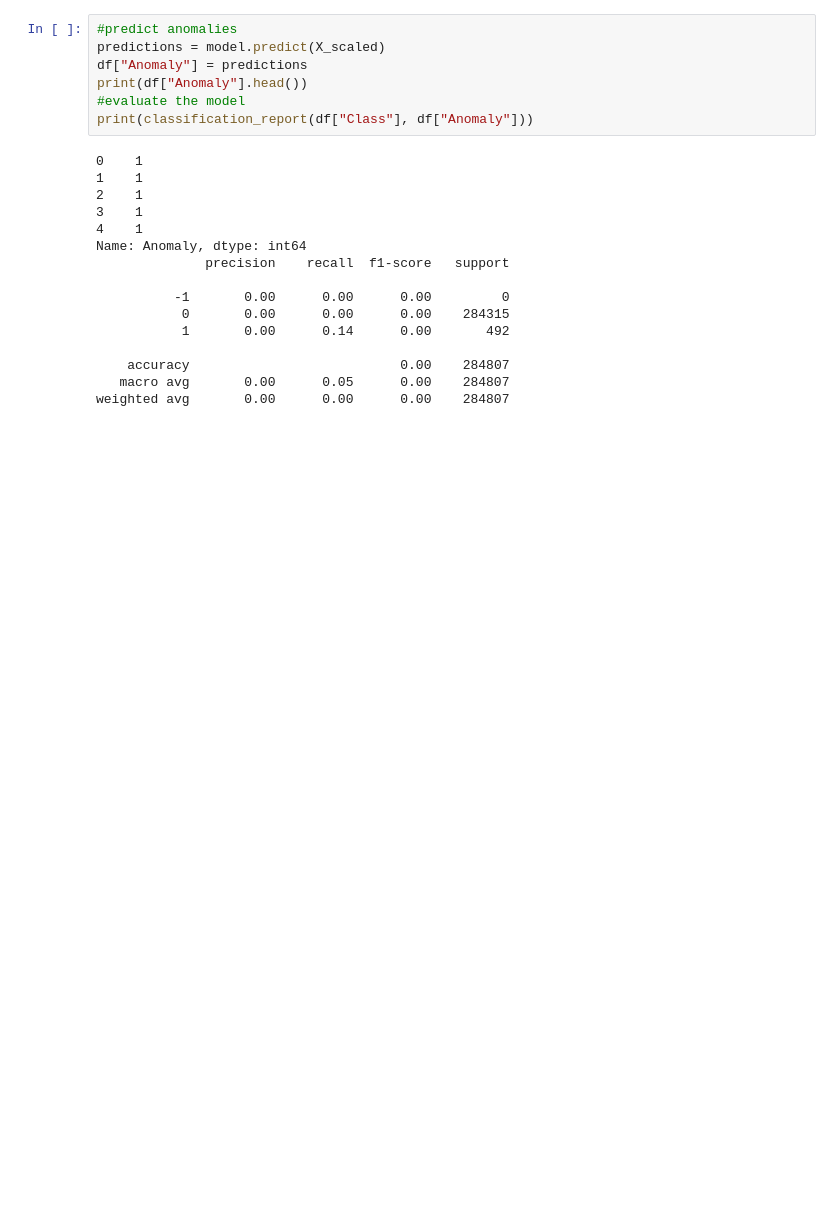
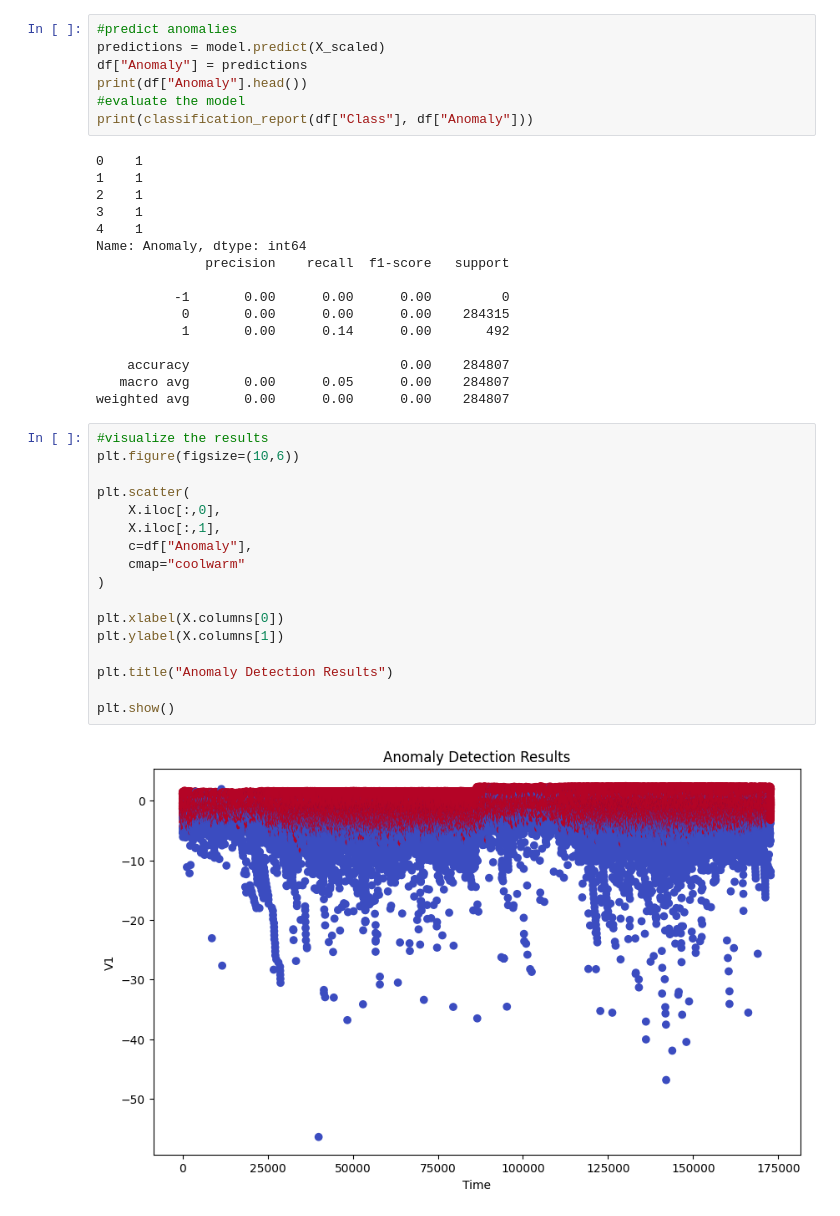
Before and after one commit to tess-ahh/anomaly_detection, a Jupyter notebook: anomaly_detection.ipynb, the cells around one changed output. Drawn from its saved outputs; the diff is of its cells as text; blank space fills up the shorter version.

Commit message:
visualize the results

```diff
--- a/anomaly_detection.ipynb
+++ b/anomaly_detection.ipynb
@@ -134,3 +134,22 @@ Name: Anomaly, dtype: int64
     accuracy                           0.00    284807
    macro avg       0.00      0.05      0.00    284807
 weighted avg       0.00      0.00      0.00    284807
+# %%
+#visualize the results
+plt.figure(figsize=(10,6))
+
+plt.scatter(
+    X.iloc[:,0],
+    X.iloc[:,1],
+    c=df["Anomaly"],
+    cmap="coolwarm"
+)
+
+plt.xlabel(X.columns[0])
+plt.ylabel(X.columns[1])
+
+plt.title("Anomaly Detection Results")
+
+plt.show()
+# %% [output]
+[figure, added]
```
